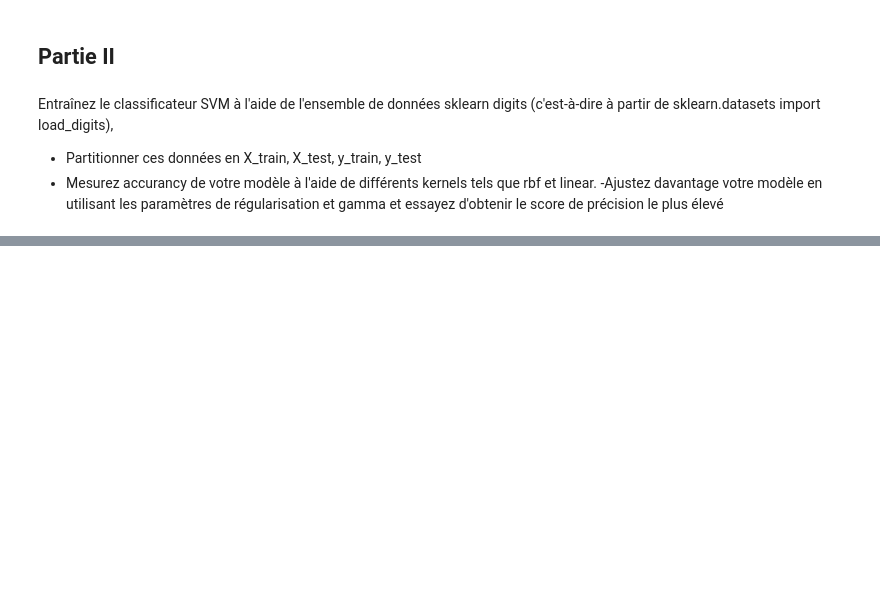
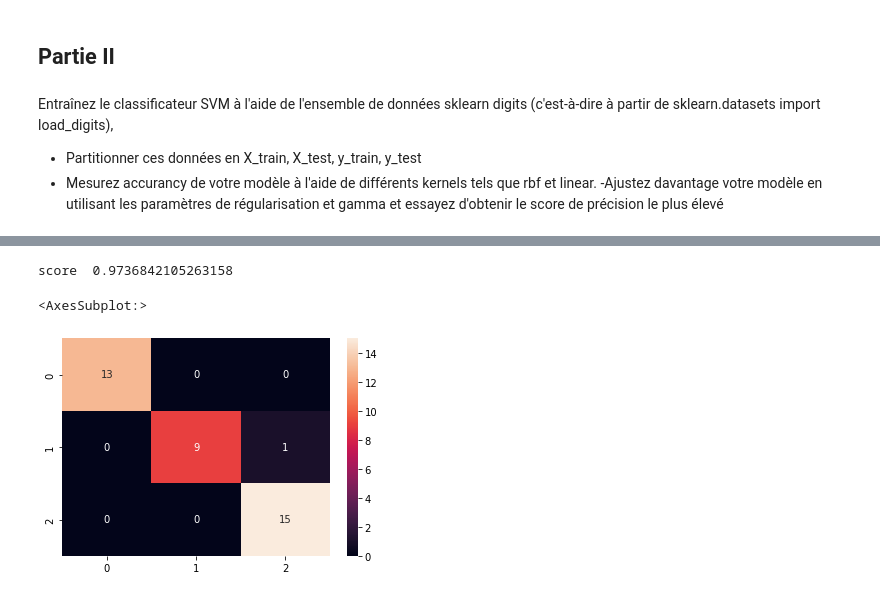
Before and after one commit to abdelghafourbamoula/TPs_machine_learning, a Jupyter notebook: tp08SVM/StartTP08SVM.ipynb, the cells around one changed output, grey strips where cells are left out. Saved outputs shown, nothing was run; the diff lists cells and outputs as text; code cells hidden in the pictures; blank space fills up the shorter version.

```diff
--- a/tp08SVM/StartTP08SVM.ipynb
+++ b/tp08SVM/StartTP08SVM.ipynb
@@ -64,0 +163,11 @@ Entraînez le classificateur SVM à l'aide de l'ensemble de données sklearn dig
+# %%
+model = SVC(kernel="rbf", C=3)
+model.fit(X_train, y_train)
+print('score ',model.score(X_test, y_test))
+y_pred = model.predict(X_test)
+cm = confusion_matrix(y_test, y_pred)
+sns.heatmap(cm, annot=True)
+# %% [output]
+score  0.9736842105263158
+<AxesSubplot:>
+[figure, added]
```
Also changed, not shown: parts of 16 cells of this notebook, 1 other file.
